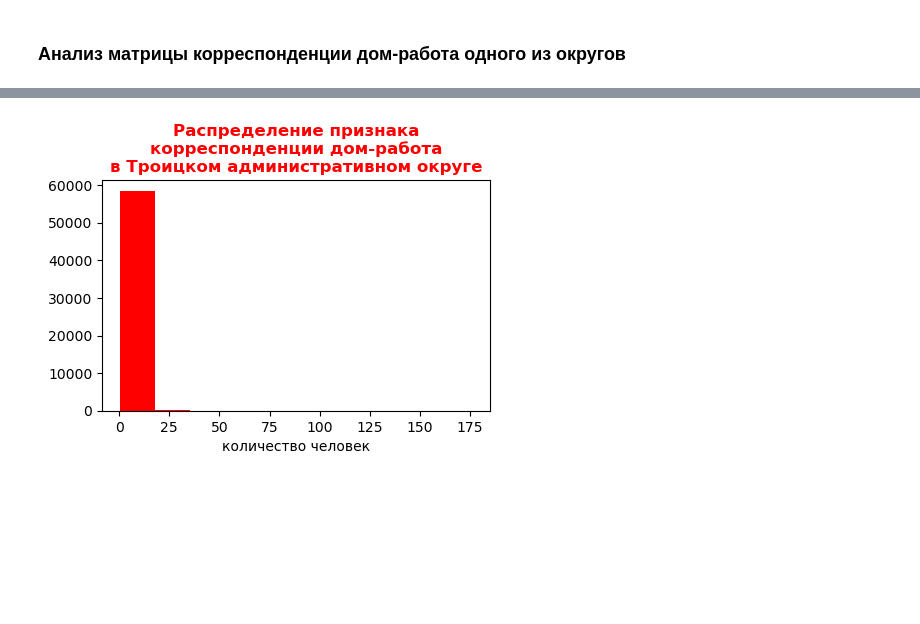
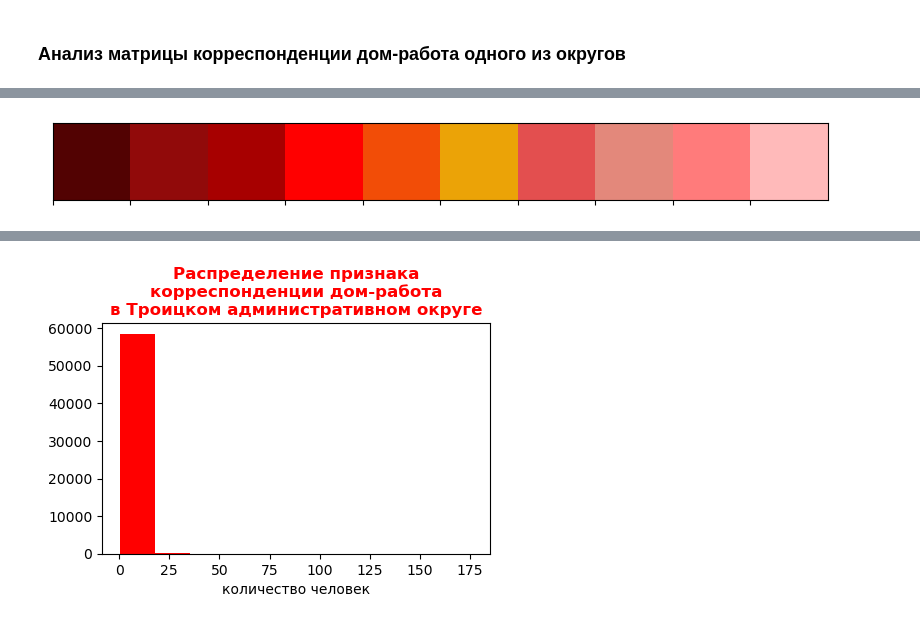
Before and after one commit to RuslanLat/moscov, a Jupyter notebook: EDA_home_work.ipynb, the cells around one changed output, grey strips where cells are left out. Drawn from its saved outputs; the diff is of its cells as text; code cells hidden in the pictures; blank space fills up the shorter version.

```diff
--- a/EDA_home_work.ipynb
+++ b/EDA_home_work.ipynb
@@ -264,0 +424,6 @@ cmatrix_home_work_yes.head()
+# %%
+# задание палитры цветов
+colors = ['#520202', '#910a0a', '#a70000', '#ff0000', '#f24d07', '#eba307', '#e34f4f', '#e3887b', '#ff7b7b', '#ffbaba']
+sns.palplot(sns.color_palette(colors))
+# %% [output]
+[figure, added]
```
Also changed, not shown: parts of 24 cells of this notebook, 1 other file.
